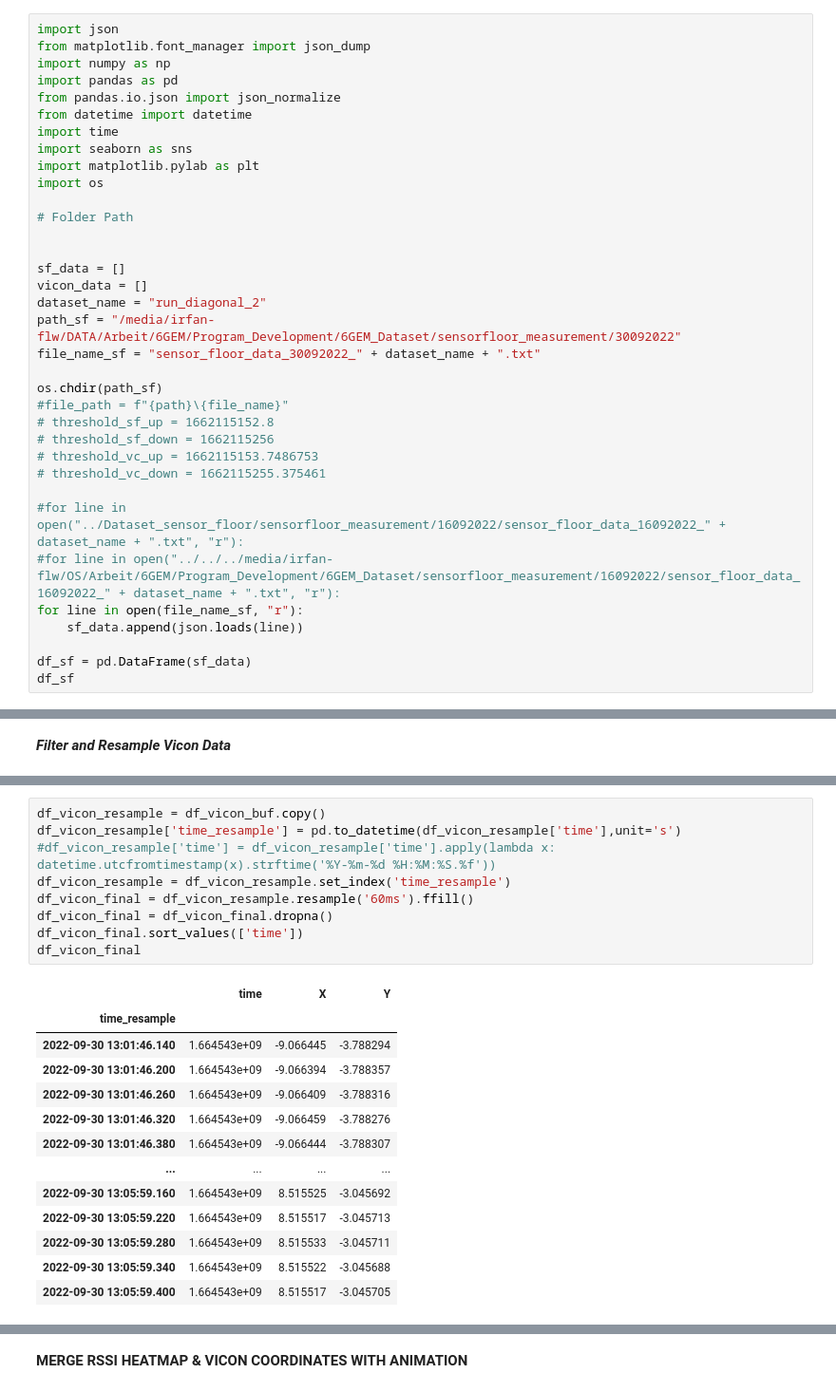
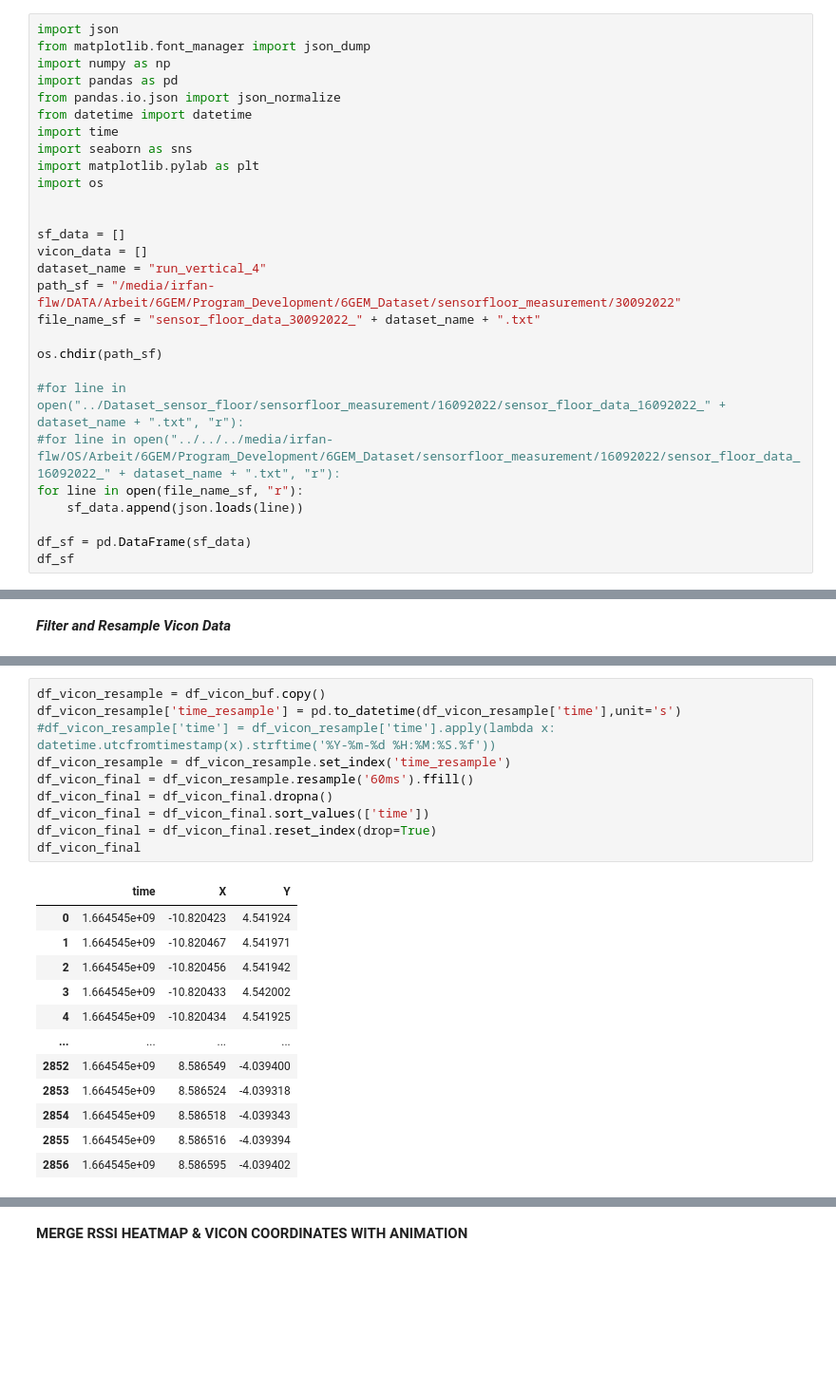
Before and after one commit to priirf/Vicon_Pos_Converter, a Jupyter notebook: data_preprocessing.ipynb, the cells around one changed output, grey strips where cells are left out. Shown at 95% size. Cells and saved outputs as stored; diff of their text form; blank space fills up the shorter version.

```diff
--- a/data_preprocessing.ipynb
+++ b/data_preprocessing.ipynb
@@ -10,21 +10,14 @@ import seaborn as sns
 import matplotlib.pylab as plt
 import os
 
-# Folder Path
-
 
 sf_data = []
 vicon_data = []
-dataset_name = "run_diagonal_2"
+dataset_name = "run_vertical_4"
 path_sf = "/media/irfan-flw/DATA/Arbeit/6GEM/Program_Development/6GEM_Dataset/sensorfloor_measurement/30092022"
 file_name_sf = "sensor_floor_data_30092022_" + dataset_name + ".txt"
 
 os.chdir(path_sf)
-#file_path = f"{path}\{file_name}"
-# threshold_sf_up = 1662115152.8
-# threshold_sf_down = 1662115256
-# threshold_vc_up = 1662115153.7486753
-# threshold_vc_down = 1662115255.375461
 
 #for line in open("../Dataset_sensor_floor/sensorfloor_measurement/16092022/sensor_floor_data_16092022_" + dataset_name + ".txt", "r"):
 #for line in open("../../../media/irfan-flw/OS/Arbeit/6GEM/Program_Development/6GEM_Dataset/sensorfloor_measurement/16092022/sensor_floor_data_16092022_" + dataset_name + ".txt", "r"):
@@ -267,23 +253,23 @@ df_vicon_buf = df_vicon_buf.drop(columns=['object','translation','rotation'])
 # %%
 df_vicon_resample = df_vicon_buf.copy()
 df_vicon_resample['time_resample'] = pd.to_datetime(df_vicon_resample['time'],unit='s')
 #df_vicon_resample['time'] = df_vicon_resample['time'].apply(lambda x: datetime.utcfromtimestamp(x).strftime('%Y-%m-%d %H:%M:%S.%f'))
 df_vicon_resample = df_vicon_resample.set_index('time_resample')
 df_vicon_final = df_vicon_resample.resample('60ms').ffill()
 df_vicon_final = df_vicon_final.dropna()
-df_vicon_final.sort_values(['time'])
+df_vicon_final = df_vicon_final.sort_values(['time'])
+df_vicon_final = df_vicon_final.reset_index(drop=True)
 df_vicon_final
 # %% [output]
 |  | time | X | Y |
-| time_resample |  |  |  |
-| 2022-09-30 13:01:46.140 | 1.664543e+09 | -9.066445 | -3.788294 |
-| 2022-09-30 13:01:46.200 | 1.664543e+09 | -9.066394 | -3.788357 |
-| 2022-09-30 13:01:46.260 | 1.664543e+09 | -9.066409 | -3.788316 |
-| 2022-09-30 13:01:46.320 | 1.664543e+09 | -9.066459 | -3.788276 |
-| 2022-09-30 13:01:46.380 | 1.664543e+09 | -9.066444 | -3.788307 |
+| 0 | 1.664545e+09 | -10.820423 | 4.541924 |
+| 1 | 1.664545e+09 | -10.820467 | 4.541971 |
+| 2 | 1.664545e+09 | -10.820456 | 4.541942 |
+| 3 | 1.664545e+09 | -10.820433 | 4.542002 |
+| 4 | 1.664545e+09 | -10.820434 | 4.541925 |
 | ... | ... | ... | ... |
-| 2022-09-30 13:05:59.160 | 1.664543e+09 | 8.515525 | -3.045692 |
-| 2022-09-30 13:05:59.220 | 1.664543e+09 | 8.515517 | -3.045713 |
-| 2022-09-30 13:05:59.280 | 1.664543e+09 | 8.515533 | -3.045711 |
-| 2022-09-30 13:05:59.340 | 1.664543e+09 | 8.515522 | -3.045688 |
-| 2022-09-30 13:05:59.400 | 1.664543e+09 | 8.515517 | -3.045705 |
+| 2852 | 1.664545e+09 | 8.586549 | -4.039400 |
+| 2853 | 1.664545e+09 | 8.586524 | -4.039318 |
+| 2854 | 1.664545e+09 | 8.586518 | -4.039343 |
+| 2855 | 1.664545e+09 | 8.586516 | -4.039394 |
+| 2856 | 1.664545e+09 | 8.586595 | -4.039402 |
```
Also changed, not shown: parts of 28 cells of this notebook, 17 other files.
